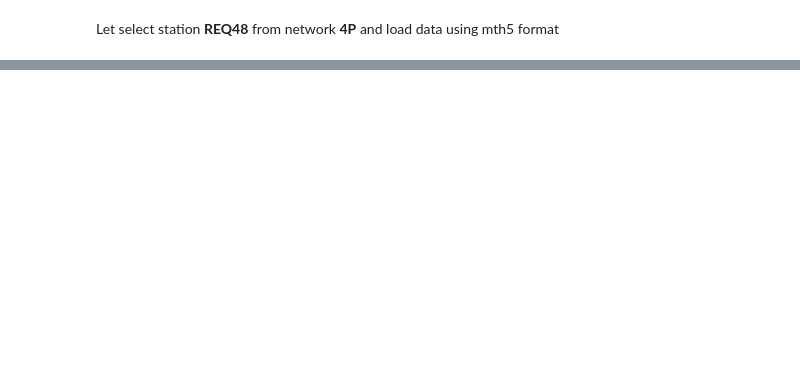
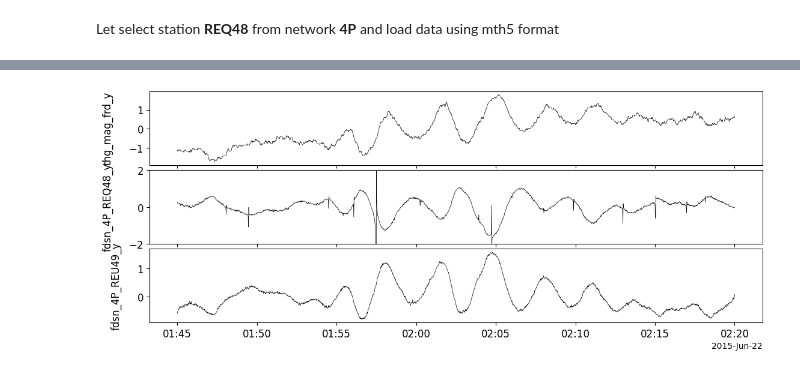
Before and after one commit to spedas/pyspedas, a Jupyter notebook: pyspedas/mth5/examples/comparison_with_publications.ipynb, the cells around one changed output, grey strips where cells are left out. Cells and saved outputs as stored; diff of their text form; code cells hidden in the pictures; blank space fills up the shorter version.

```diff
--- a/pyspedas/mth5/examples/comparison_with_publications.ipynb
+++ b/pyspedas/mth5/examples/comparison_with_publications.ipynb
@@ -126,0 +111,13 @@ b'#Network | Station | Location | Channel | Latitude | Longitude | Elevation | D
+# %%
+import numpy as np
+
+tplot_vars = ['thg_mag_frd_y', 'fdsn_4P_REQ48_y', 'fdsn_4P_REU49_y']
+
+for var in tplot_vars:
+   time, by = pytplot.get_data(var)  # Unpack tplot variable
+   by -= np.mean(by)  # Subtract median
+
+pytplot.options('fdsn_4P_REQ48_y', 'yrange', [-2, 2])  # Manually set the range, because 4P REQ48 have outliers in the signal
+pytplot.tplot(tplot_vars)
+# %% [output]
+[figure, added]
```
Also changed, not shown: parts of 12 cells of this notebook, 3 other files.
